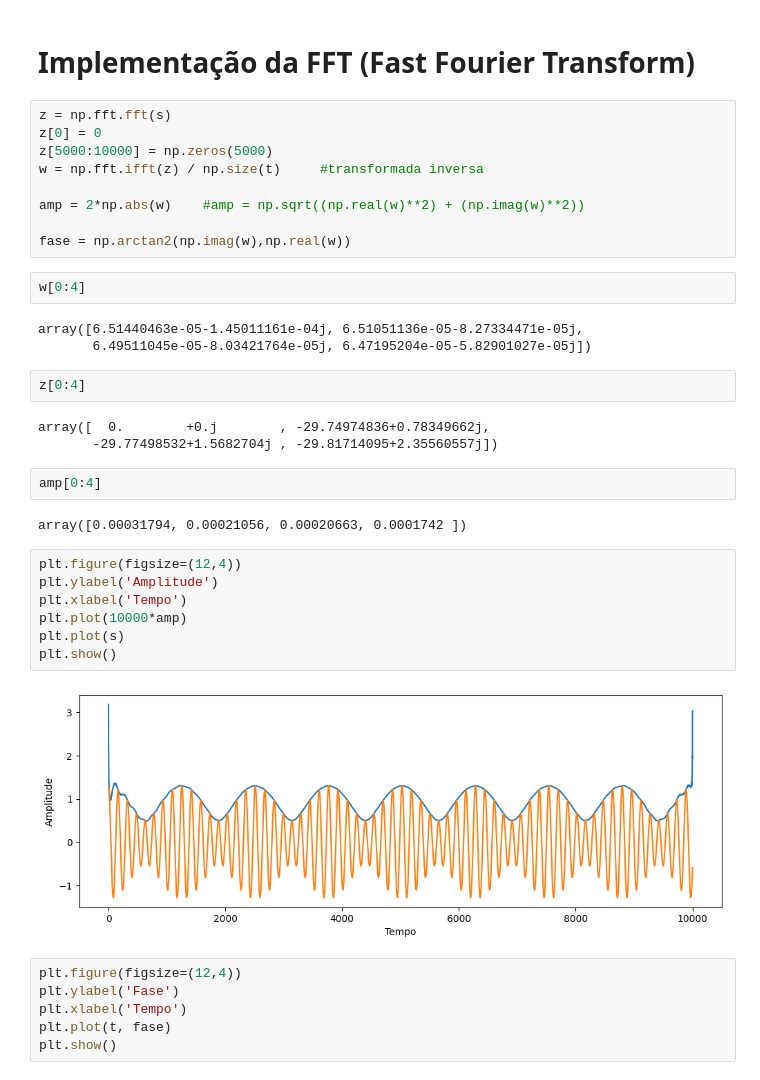
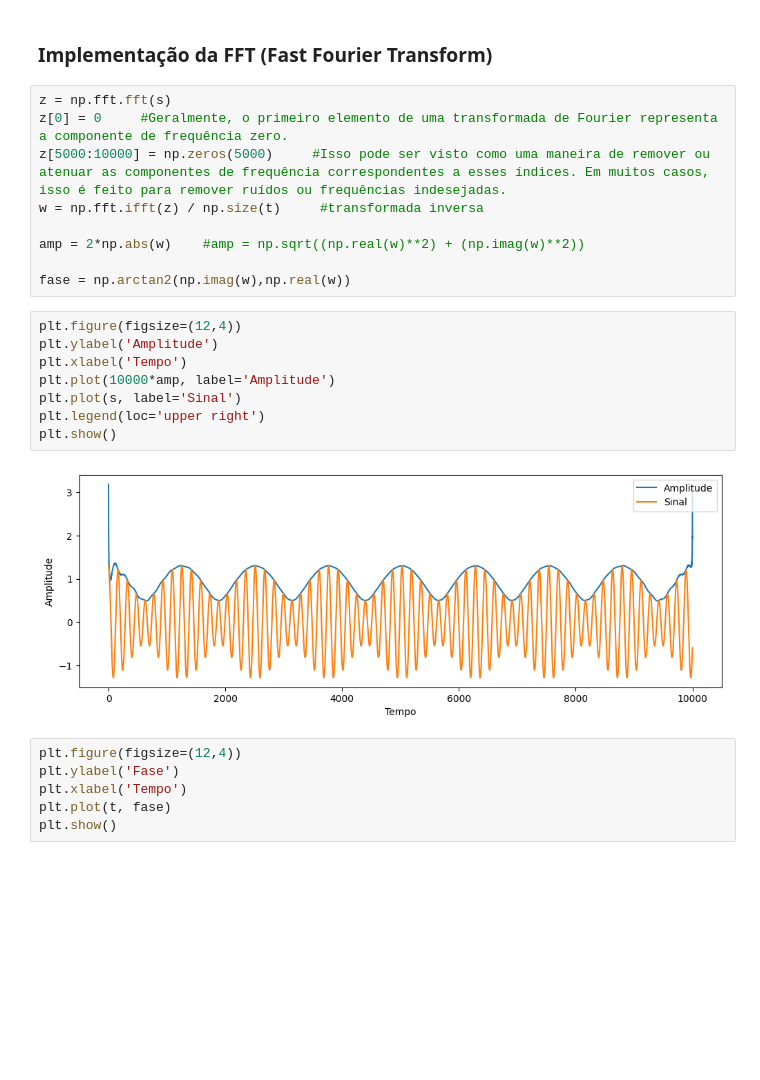
Before and after one commit to vidomirana/Analise-Sincronia-SeriesTemporais-Soja, a Jupyter notebook: Processamento_Sinais.ipynb, the cells around one changed output. Drawn from its saved outputs; the diff is of its cells as text; blank space fills up the shorter version.

```diff
--- a/Processamento_Sinais.ipynb
+++ b/Processamento_Sinais.ipynb
@@ -19,39 +19,26 @@ plt.show()
 # %% [output]
 [figure]
 # %% [markdown]
-# Implementação da FFT (Fast Fourier Transform)
+### Implementação da FFT (Fast Fourier Transform)
 # %%
 z = np.fft.fft(s)
-z[0] = 0
-z[5000:10000] = np.zeros(5000)
+z[0] = 0     #Geralmente, o primeiro elemento de uma transformada de Fourier representa a componente de frequência zero.
+z[5000:10000] = np.zeros(5000)     #Isso pode ser visto como uma maneira de remover ou atenuar as componentes de frequência correspondentes a esses índices. Em muitos casos, isso é feito para remover ruídos ou frequências indesejadas.
 w = np.fft.ifft(z) / np.size(t)     #transformada inversa
 
 amp = 2*np.abs(w)    #amp = np.sqrt((np.real(w)**2) + (np.imag(w)**2))
 
 fase = np.arctan2(np.imag(w),np.real(w))
-# %%
-w[0:4]
-# %% [output]
-array([6.51440463e-05-1.45011161e-04j, 6.51051136e-05-8.27334471e-05j,
-       6.49511045e-05-8.03421764e-05j, 6.47195204e-05-5.82901027e-05j])
-# %%
-z[0:4]
-# %% [output]
-array([  0.        +0.j        , -29.74974836+0.78349662j,
-       -29.77498532+1.5682704j , -29.81714095+2.35560557j])
-# %%
-amp[0:4]
-# %% [output]
-array([0.00031794, 0.00021056, 0.00020663, 0.0001742 ])
 # %%
 plt.figure(figsize=(12,4))
 plt.ylabel('Amplitude')
 plt.xlabel('Tempo')
-plt.plot(10000*amp)
-plt.plot(s)
+plt.plot(10000*amp, label='Amplitude')
+plt.plot(s, label='Sinal')
+plt.legend(loc='upper right')
 plt.show()
 # %% [output]
-[figure, old version]
+[figure, new version]
 # %%
 plt.figure(figsize=(12,4))
 plt.ylabel('Fase')
```
Also changed, not shown: parts of 11 cells of this notebook.
